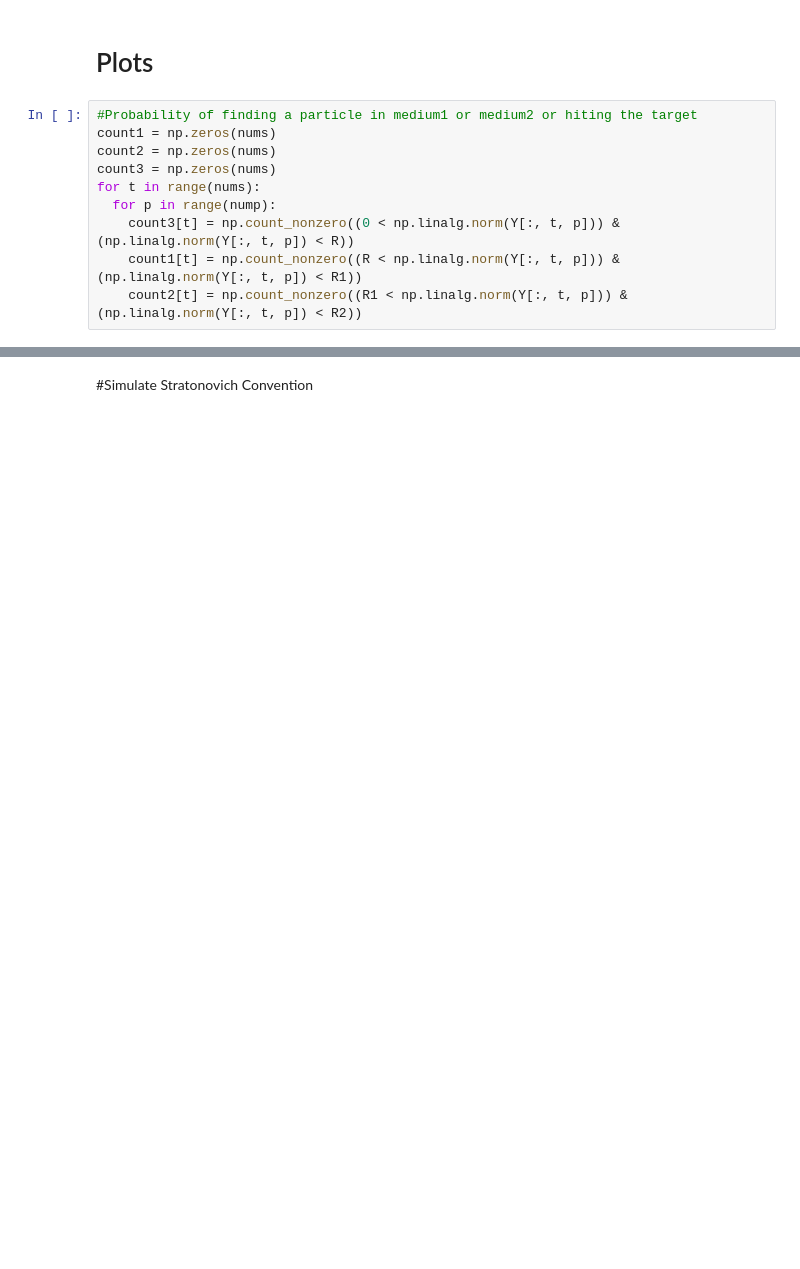
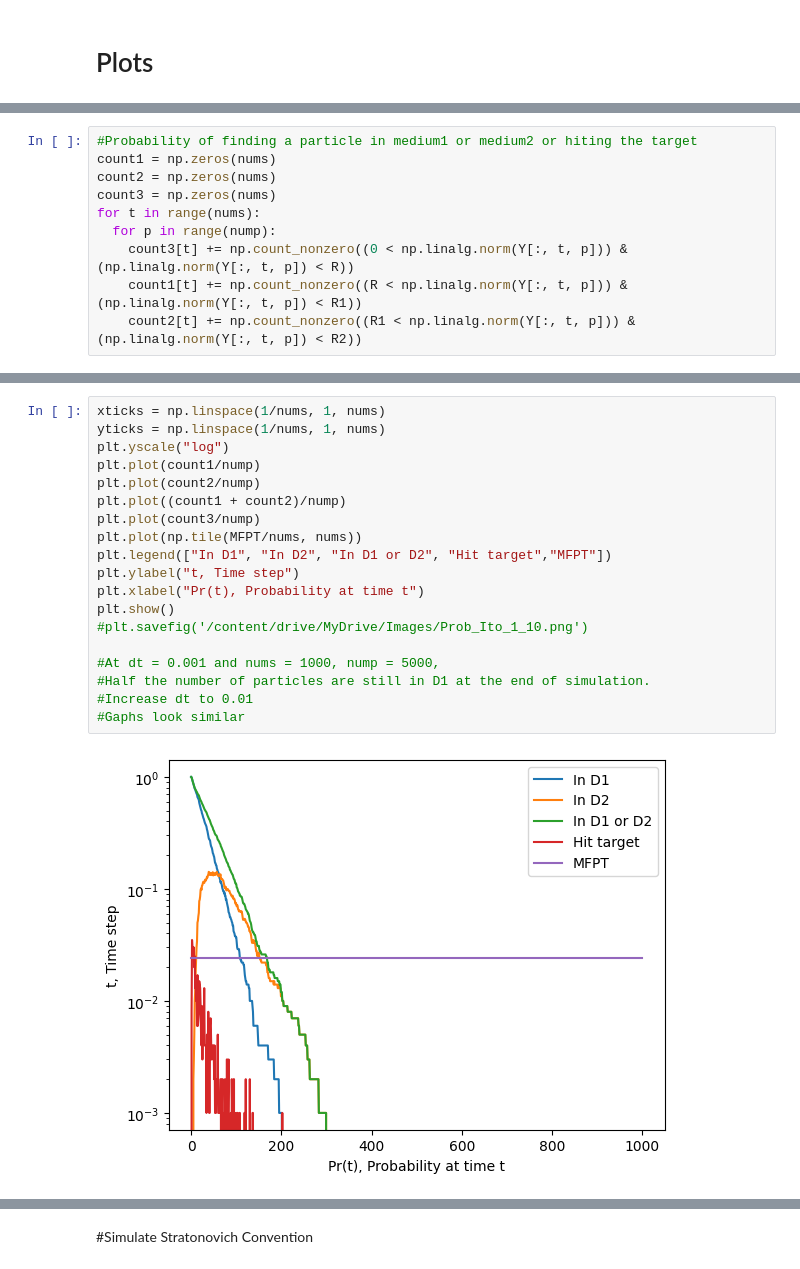
Before and after one commit to shreeganeshasharma/ParticleSimulations, a Jupyter notebook: 2DWithoutPores.ipynb, the cells around one changed output, grey strips where cells are left out. Drawn from its saved outputs; the diff is of its cells as text; blank space fills up the shorter version.

```diff
--- a/2DWithoutPores.ipynb
+++ b/2DWithoutPores.ipynb
@@ -136,12 +169,2 @@ for t in range(nums):
 # %% [markdown]
 # Plots
-# %%
-#Probability of finding a particle in medium1 or medium2 or hiting the target
-count1 = np.zeros(nums)
-count2 = np.zeros(nums)
-count3 = np.zeros(nums)
-for t in range(nums):
-  for p in range(nump):
-    count3[t] = np.count_nonzero((0 < np.linalg.norm(Y[:, t, p])) & (np.linalg.norm(Y[:, t, p]) < R))
-    count1[t] = np.count_nonzero((R < np.linalg.norm(Y[:, t, p])) & (np.linalg.norm(Y[:, t, p]) < R1))
-    count2[t] = np.count_nonzero((R1 < np.linalg.norm(Y[:, t, p])) & (np.linalg.norm(Y[:, t, p]) < R2))
@@ -224,0 +189,10 @@ plt.show()
+# %%
+#Probability of finding a particle in medium1 or medium2 or hiting the target
+count1 = np.zeros(nums)
+count2 = np.zeros(nums)
+count3 = np.zeros(nums)
+for t in range(nums):
+  for p in range(nump):
+    count3[t] += np.count_nonzero((0 < np.linalg.norm(Y[:, t, p])) & (np.linalg.norm(Y[:, t, p]) < R))
+    count1[t] += np.count_nonzero((R < np.linalg.norm(Y[:, t, p])) & (np.linalg.norm(Y[:, t, p]) < R1))
+    count2[t] += np.count_nonzero((R1 < np.linalg.norm(Y[:, t, p])) & (np.linalg.norm(Y[:, t, p]) < R2))
@@ -224,0 +209,21 @@ plt.show()
+# %%
+xticks = np.linspace(1/nums, 1, nums)
+yticks = np.linspace(1/nums, 1, nums)
+plt.yscale("log")
+plt.plot(count1/nump)
+plt.plot(count2/nump)
+plt.plot((count1 + count2)/nump)
+plt.plot(count3/nump)
+plt.plot(np.tile(MFPT/nums, nums))
+plt.legend(["In D1", "In D2", "In D1 or D2", "Hit target","MFPT"])
+plt.ylabel("t, Time step")
+plt.xlabel("Pr(t), Probability at time t")
+plt.show()
+#plt.savefig('/content/drive/MyDrive/Images/Prob_Ito_1_10.png')
+
+#At dt = 0.001 and nums = 1000, nump = 5000,
+#Half the number of particles are still in D1 at the end of simulation.
+#Increase dt to 0.01
+#Gaphs look similar
+# %% [output]
+[figure, added]
```
Also changed, not shown: parts of 34 cells of this notebook.
